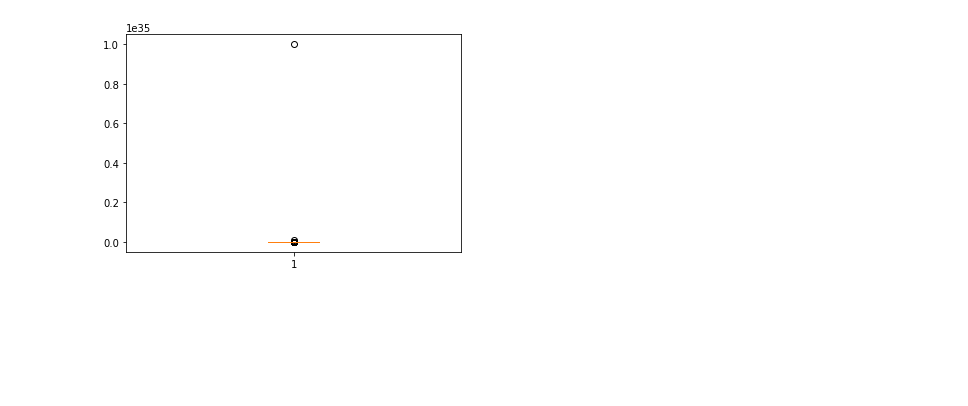
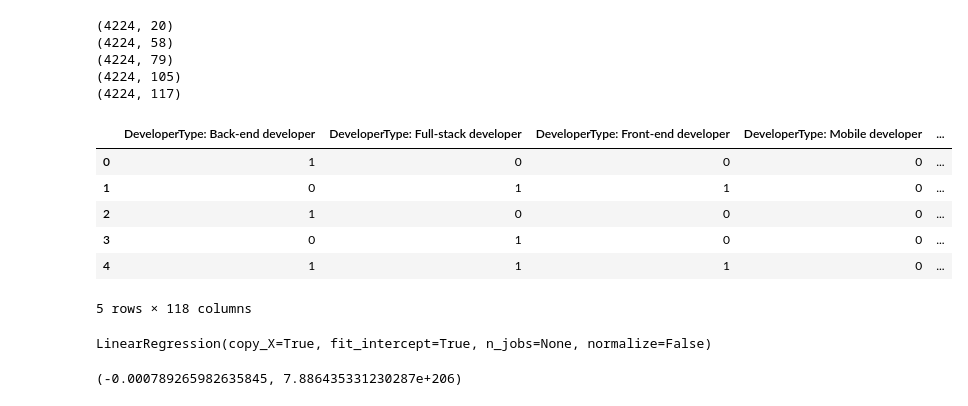
Before and after one commit to aldrinlambon/stackoverflow-survey-data-analysis, a Jupyter notebook: SalaryModeling.ipynb, the cells around one changed output. Saved outputs shown, nothing was run; the diff lists cells and outputs as text; code cells hidden in the pictures; blank space fills up the shorter version.

Commit message:
Update SalaryModeling.ipynb
Added Linear Regression Modeling

One hot encoding of DevType, Languages, Database, Platform, Webframewotk

Visualization of coefficient per features

```diff
--- a/SalaryModeling.ipynb
+++ b/SalaryModeling.ipynb
@@ -5,3 +8,12 @@ import seaborn as sns
+# %%
+def explode_unique(series):
+    return series.str.split(';').explode().str.strip().value_counts().index.tolist()
+# %%
+def one_hot_cat_list(cat_list,series):
+    one_hot = []
+    for val in series.values:
+        one_hot.append([1 if cat in str(val) else 0 for cat in cat_list])
+    return pd.DataFrame(one_hot,columns=cat_list)
 # %%
 df = pd.read_csv('survey_data_17_to_19.csv',low_memory=False)
 
@@ -52,4 +22,25 @@ plt.boxplot(free_df['Salary'].dropna());
-# %%
-plt.boxplot(full_df['Salary'].dropna());
-# %% [output]
-[figure, removed]
+# %%
+one_df = pd.DataFrame()
+with_salary = free_df['Salary']>0
+for col in ['DeveloperType','LanguageWorkedWith','DatabaseWorkedWith','PlatformWorkedWith','WebFrameWorkedWith']:
+    cat_list = explode_unique(free_df[with_salary][col])
+    dev_one_hot = one_hot_cat_list(cat_list,free_df[with_salary][col]).add_prefix(col+': ')
+    one_df = pd.concat([one_df,dev_one_hot],axis=1)
+    print(one_df.shape)
+# %% [output]
+(4224, 20)
+(4224, 58)
+(4224, 79)
+(4224, 105)
+(4224, 117)
+# %%
+one_df['Salary']=free_df[with_salary].reset_index(drop=True)['Salary']
+one_df.head()
+# %% [output]
+|  | DeveloperType: Back-end developer | DeveloperType: Full-stack developer | DeveloperType: Front-end developer | DeveloperType: Mobile developer | ... |
+| 0 | 1 | 0 | 0 | 0 | ... |
+| 1 | 0 | 1 | 1 | 0 | ... |
+| 2 | 1 | 0 | 0 | 0 | ... |
+| 3 | 0 | 1 | 0 | 0 | ... |
+| 4 | 1 | 1 | 1 | 0 | ... |
+5 rows × 118 columns
@@ -55,0 +53,10 @@ plt.boxplot(full_df['Salary'].dropna());
+# %%
+model = LinearRegression()
+model.fit(X_train,y_train)
+# %% [output]
+LinearRegression(copy_X=True, fit_intercept=True, n_jobs=None, normalize=False)
+# %%
+preds = model.predict(X_test)
+r2_score(y_test,preds),mean_squared_error(y_test,preds)
+# %% [output]
+(-0.000789265982635845, 7.886435331230287e+206)
```
Also changed, not shown: parts of 9 cells of this notebook.
